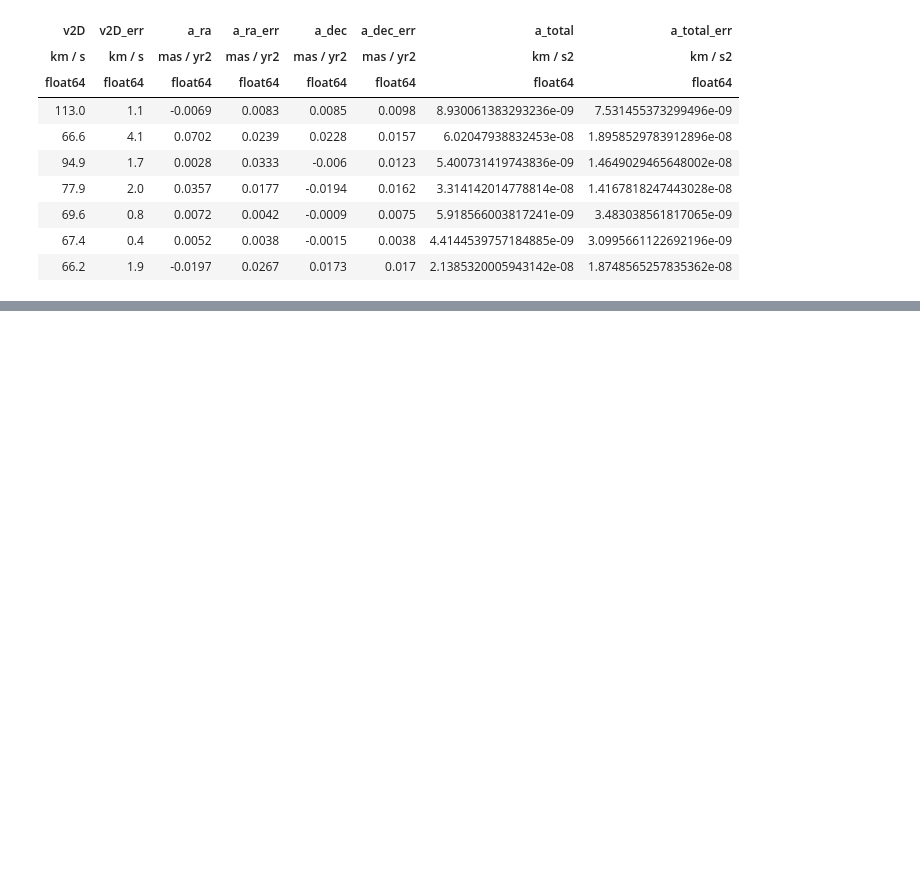
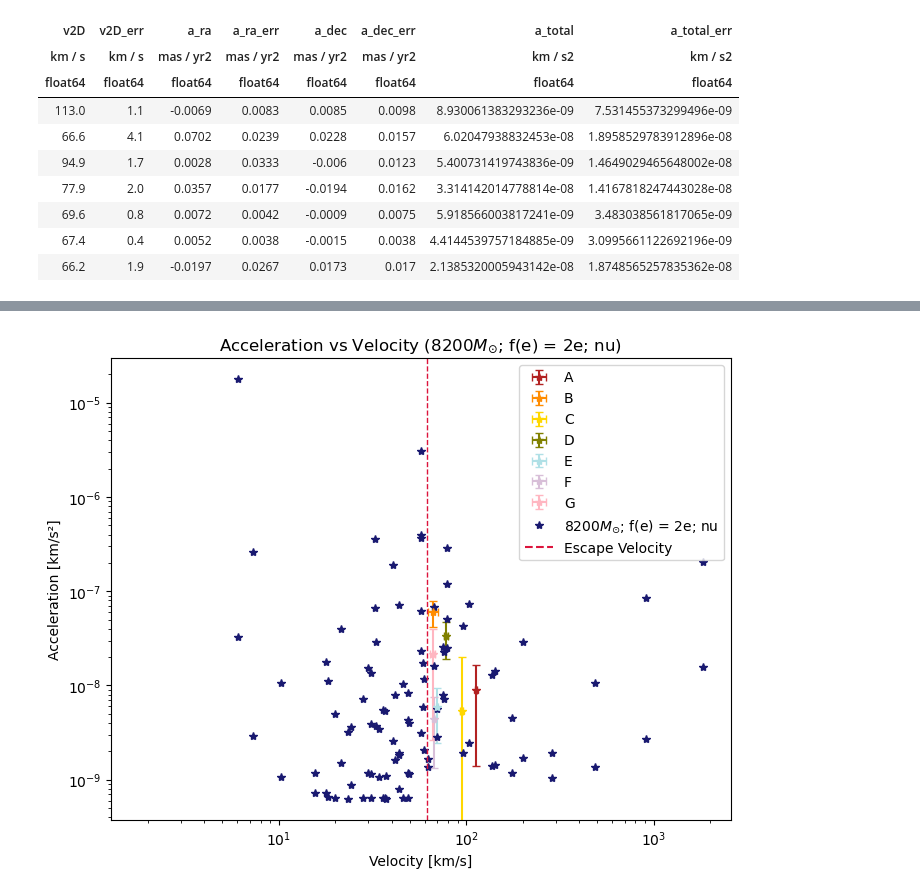
Before and after one commit to kenz7211/two_body, a Jupyter notebook: two_body.ipynb, the cells around one changed output, grey strips where cells are left out. Cells and saved outputs as stored; diff of their text form; code cells hidden in the pictures; blank space fills up the shorter version.

```diff
--- a/two_body.ipynb
+++ b/two_body.ipynb
@@ -755,0 +807,75 @@ plt.show()
+# %%
+"""
+Plot of Acceleration vs Velocities of Omega Centauri Stars and Calculated Stars (8200; f(e) = 2e; nu)
+"""
+
+# Plot
+plt.figure(figsize=(8, 6))
+plt.xlabel("Velocity [km/s]")
+plt.ylabel("Acceleration [km/s²]")
+plt.title(r"Acceleration vs Velocity (8200$M_{\odot}$; f(e) = 2e; nu)")
+plt.xscale("log")
+plt.yscale("log")
+
+# ========== Plot Observed Stars with Error Bars ==========
+
+# Colour and label settings for stars A–G
+colours = ["firebrick", "darkorange", "gold", "olive", "powderblue", "thistle", "lightpink"]
+labels = ["A", "B", "C", "D", "E", "F", "G"]
+
+# Plot each star with error bars (1σ in velocity and acceleration)
+for i in range(len(colours)):
+    plt.errorbar(
+        x=v2D[i].value,
+        y=a_total[i].value,
+        xerr=v2D_err[i].value,
+        yerr=a_total_err[i].value,
+        fmt="*",
+        label=labels[i],
+        color=colours[i],
+        capsize=3
+    )
+
+# ========== Plot Simulated Binary Stars ==========
+
+# Simulated secondary stars' velocities and accelerations
+plt.plot(v2_xy_nu / 1e3, a_xy_nu, '*', color="midnightblue")  # Convert m/s to km/s for velocity
+
+# ========== Plot Escape Velocity Threshold ==========
+
+av_escape_velocity = 62  # km/s average escape velocity
+plt.axvline(
+    x=av_escape_velocity,
+    color='crimson',
+    linestyle='--',
+    linewidth=1
+)
+
+# ========== Legend Handling ==========
+
+# Custom handles for legend
+sample_star = mlines.Line2D([], [], color='midnightblue', marker='*', linestyle='None', label=r"8200$M_{\odot}$; f(e) = 2e; nu")
+escape_vel_line = mlines.Line2D([], [], color='crimson', linestyle='--', label='Escape Velocity')
+
+# Collect current legend entries (A–G)
+handles, legend_labels = plt.gca().get_legend_handles_labels()
+
+# Add custom entries
+handles.extend([sample_star, escape_vel_line])
+legend_labels.extend([r"8200$M_{\odot}$; f(e) = 2e; nu", 'Escape Velocity'])
+
+# Final legend
+plt.legend(handles=handles, labels=legend_labels)
+
+# ========== Save Plot ==========
+
+# Create a timestamped filename for saving the plot
+nu_plot_name ="Acceleration_vs_Velocity_8200_fe=2e_nu"
+nu_timestamp = datetime.now().strftime("%Y-%m-%d_%H-%M-%S")
+nu_filename = rf"C:\Users\macke\OneDrive - Saint Marys University\Summer Research 2025\Plots\{nu_plot_name}_{nu_timestamp}.png"
+
+# Save and show the plot
+#plt.savefig(nu_filename)
+plt.show()
+# %% [output]
+[figure, added]
```
Also changed, not shown: parts of 5 cells of this notebook, 1 other file.
